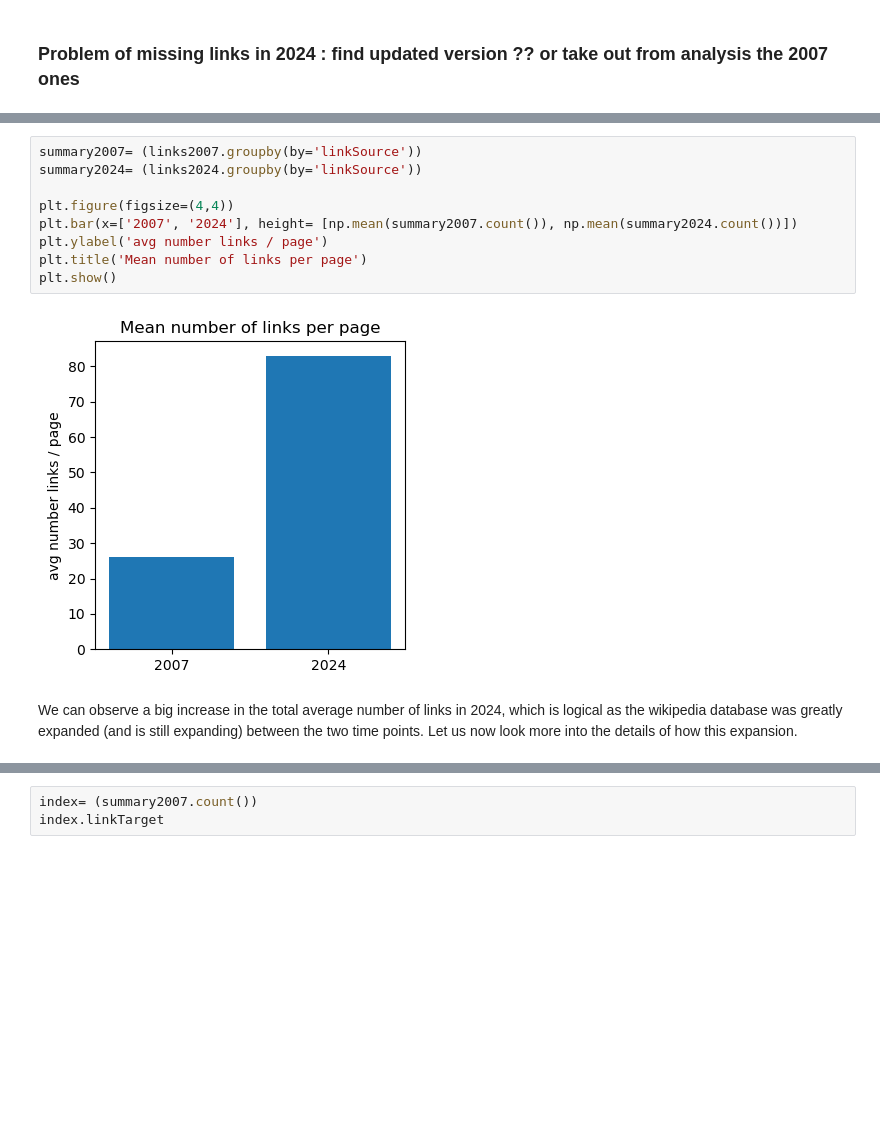
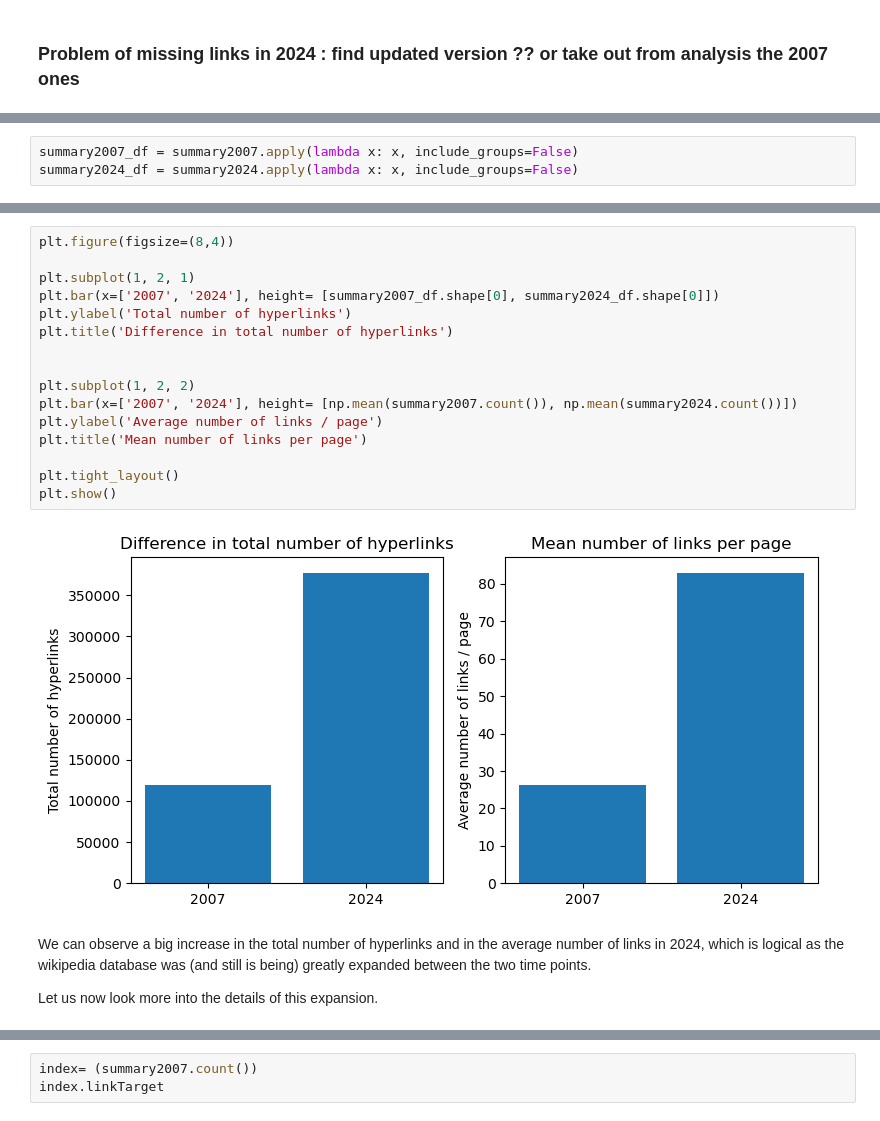
Before and after one commit to epfl-ada/ada-2024-project-outlier-1, a Jupyter notebook: Wikipedia_comparison.ipynb, the cells around one changed output, grey strips where cells are left out. Saved outputs shown, nothing was run; the diff lists cells and outputs as text; blank space fills up the shorter version.

Commit message:
comparison in total number of links

```diff
--- a/Wikipedia_comparison.ipynb
+++ b/Wikipedia_comparison.ipynb
@@ -27,0 +32,3 @@ links2024 = pd.read_csv('data/2024/links2024.csv')
+# %%
+summary2007_df = summary2007.apply(lambda x: x, include_groups=False)
+summary2024_df = summary2024.apply(lambda x: x, include_groups=False)
@@ -28,13 +69,22 @@ links2024 = pd.read_csv('data/2024/links2024.csv')
 # %%
-summary2007= (links2007.groupby(by='linkSource'))
-summary2024= (links2024.groupby(by='linkSource'))
+plt.figure(figsize=(8,4))
 
-plt.figure(figsize=(4,4))
+plt.subplot(1, 2, 1)
+plt.bar(x=['2007', '2024'], height= [summary2007_df.shape[0], summary2024_df.shape[0]])
+plt.ylabel('Total number of hyperlinks')
+plt.title('Difference in total number of hyperlinks')
+
+
+plt.subplot(1, 2, 2)
 plt.bar(x=['2007', '2024'], height= [np.mean(summary2007.count()), np.mean(summary2024.count())])
-plt.ylabel('avg number links / page')
+plt.ylabel('Average number of links / page')
 plt.title('Mean number of links per page')
+
+plt.tight_layout()
 plt.show()
 # %% [output]
-[figure, old version]
+[figure, new version]
 # %% [markdown]
-We can observe a big increase in the total average number of links in 2024, which is logical as the wikipedia database was greatly expanded (and is still expanding) between the two time points. Let us now look more into the details of how this expansion.
+We can observe a big increase in the total number of hyperlinks and in the average number of links in 2024, which is logical as the wikipedia database was (and still is being) greatly expanded between the two time points.
+
+Let us now look more into the details of this expansion.
```
Also changed, not shown: parts of 7 cells of this notebook.
